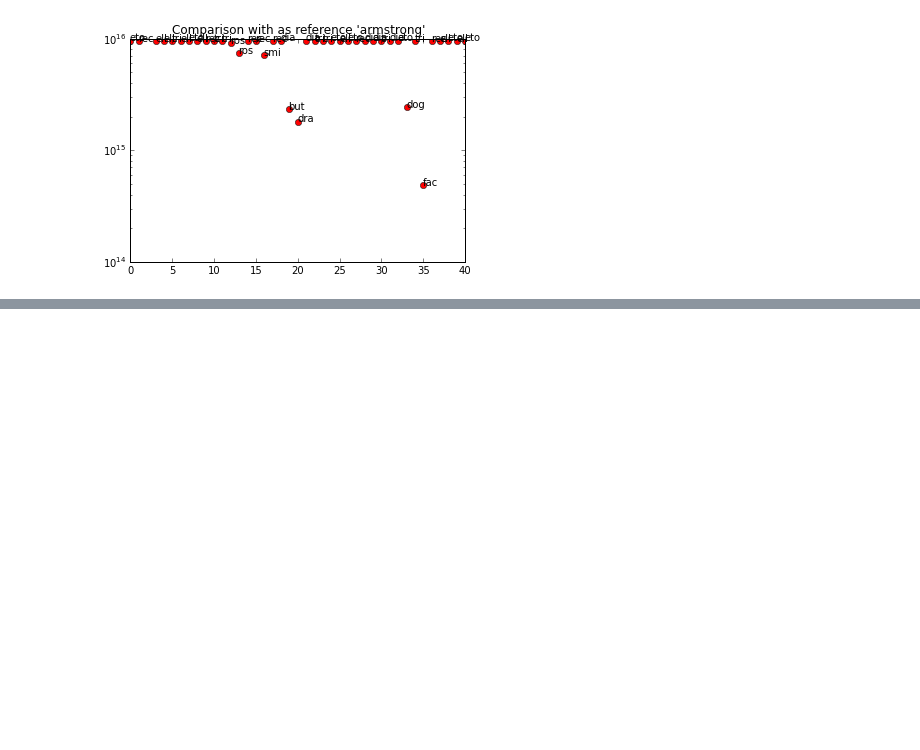
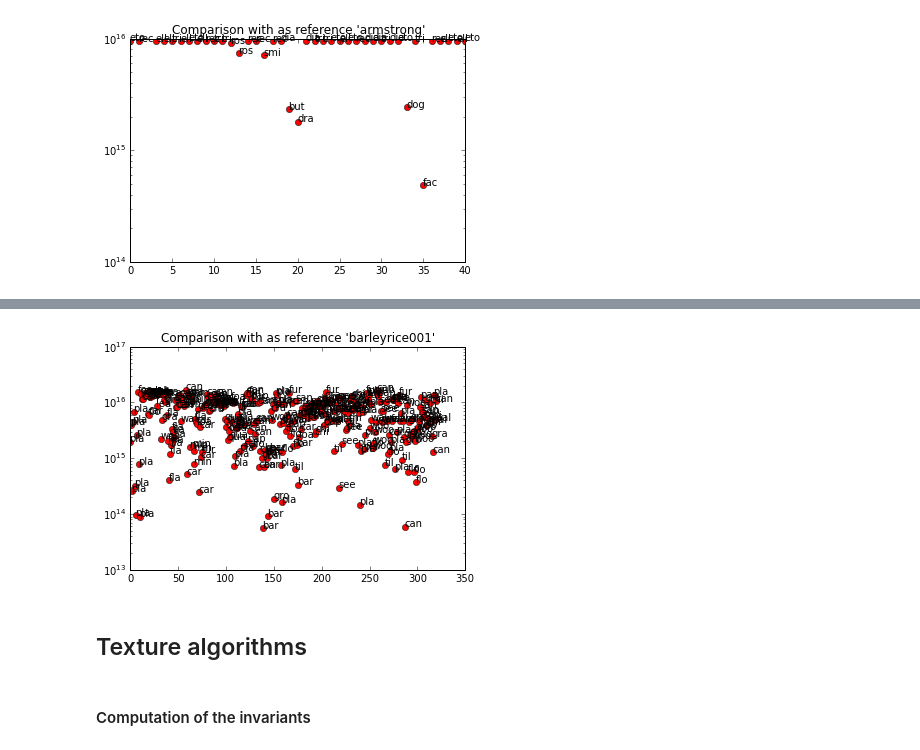
Before and after one commit to disabledalpha/iPython-Notebooks, a Jupyter notebook: Invariants computation.ipynb, the cells around one changed output, grey strips where cells are left out. Drawn from its saved outputs; the diff is of its cells as text; code cells hidden in the pictures; blank space fills up the shorter version.

```diff
--- a/Invariants computation.ipynb
+++ b/Invariants computation.ipynb
@@ -502,0 +517,6 @@ bispectral_plot(bispectrums, comparison='armstrong')
+# %%
+bispectral_plot(texture_bispectrums, comparison='barleyrice001')
+# %% [output]
+[figure, added]
+# %% [markdown]
+## Texture algorithms
@@ -502,0 +659,2 @@ bispectral_plot(bispectrums, comparison='armstrong')
+# %% [markdown]
+#### Computation of the invariants
```
Also changed, not shown: parts of 29 cells of this notebook, 1 other file.
